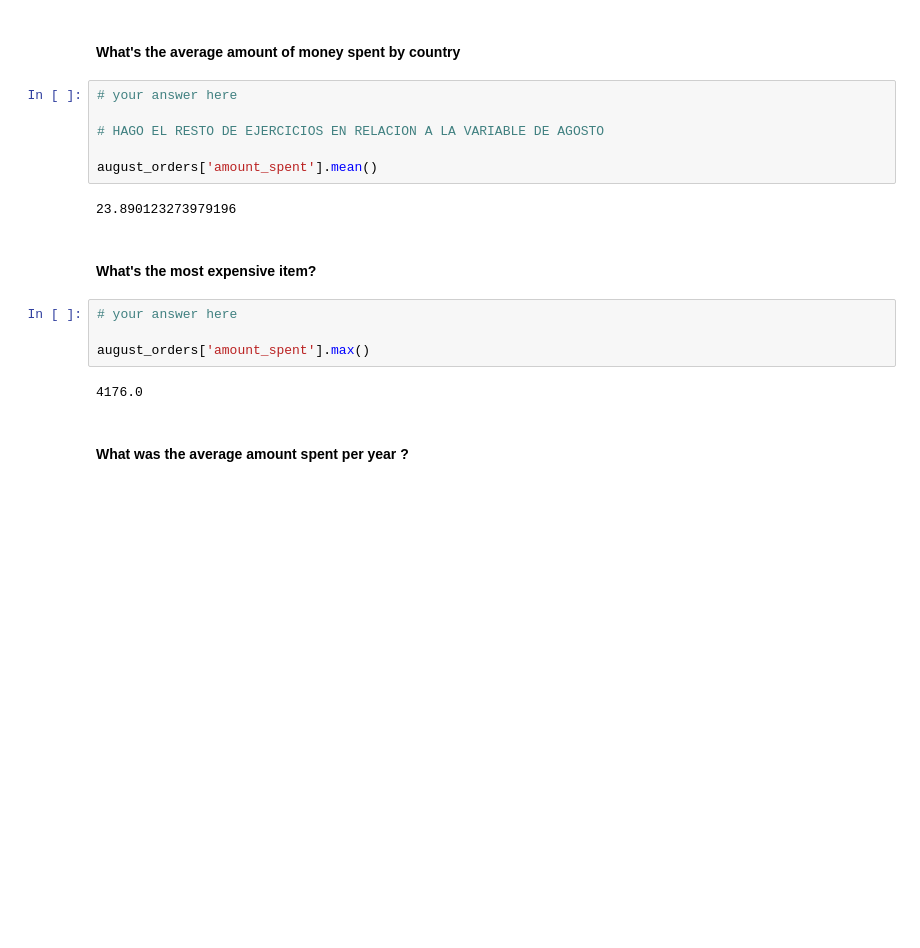
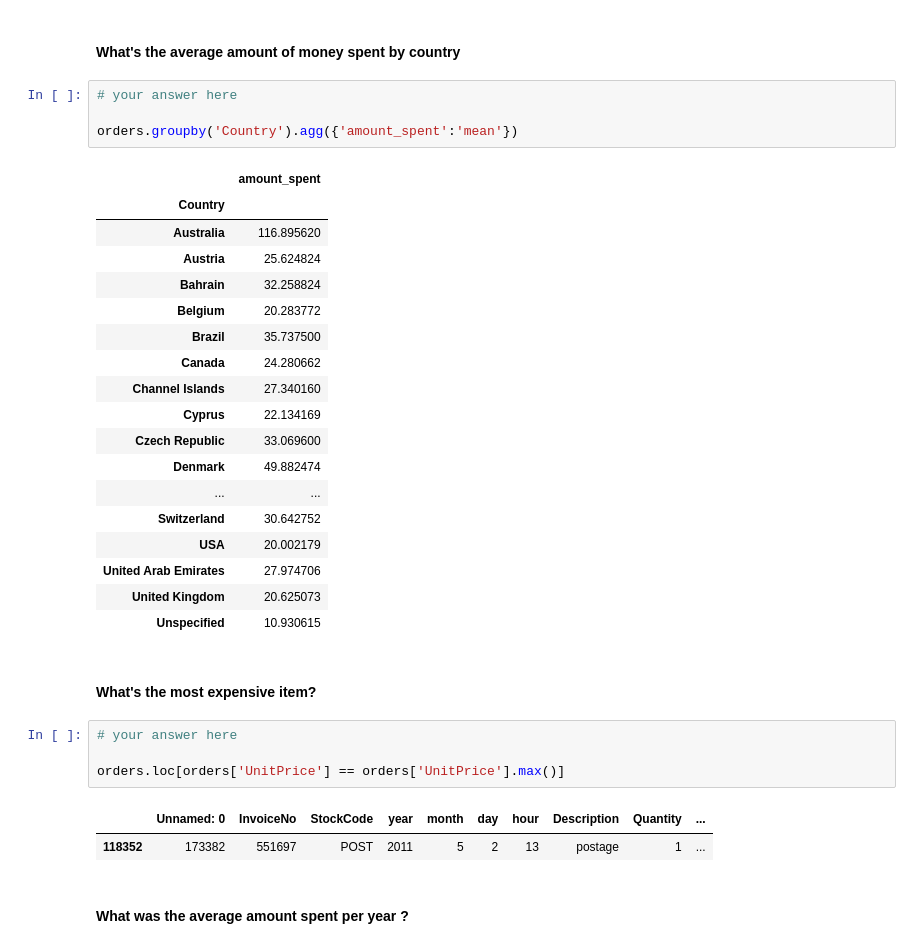
Before and after one commit to Ironhack-Data-Madrid-Octubre-2023/5.1-lab_subsetting_and_descriptive_stats, a Jupyter notebook: your-code/main.ipynb, the cells around one changed output. Saved outputs shown, nothing was run; the diff lists cells and outputs as text; blank space fills up the shorter version.

```diff
--- a/your-code/main.ipynb
+++ b/your-code/main.ipynb
@@ -608,22 +651,38 @@ Canada                 5
 Name: Country, dtype: int64
 # %% [markdown]
 #### What's the  average amount of money spent by country
-# %%
-# your answer here
-
-# HAGO EL RESTO DE EJERCICIOS EN RELACION A LA VARIABLE DE AGOSTO
-
-august_orders['amount_spent'].mean()
-# %% [output]
-23.890123273979196
+# %%
+# your answer here
+
+orders.groupby('Country').agg({'amount_spent':'mean'})
+# %% [output]
+|  | amount_spent |
+| Country |  |
+| Australia | 116.895620 |
+| Austria | 25.624824 |
+| Bahrain | 32.258824 |
+| Belgium | 20.283772 |
+| Brazil | 35.737500 |
+| Canada | 24.280662 |
+| Channel Islands | 27.340160 |
+| Cyprus | 22.134169 |
+| Czech Republic | 33.069600 |
+| Denmark | 49.882474 |
+| ... | ... |
+| Switzerland | 30.642752 |
+| USA | 20.002179 |
+| United Arab Emirates | 27.974706 |
+| United Kingdom | 20.625073 |
+| Unspecified | 10.930615 |
 # %% [markdown]
 #### What's the most expensive item?
 # %%
 # your answer here
 
-august_orders['amount_spent'].max()
+orders.loc[orders['UnitPrice'] == orders['UnitPrice'].max()]
 # %% [output]
-4176.0
+|  | Unnamed: 0 | InvoiceNo | StockCode | year | month | day | hour | Description | Quantity | ... |
+| 118352 | 173382 | 551697 | POST | 2011 | 5 | 2 | 13 | postage | 1 | ... |
 # %% [markdown]
 #### What was the average amount spent per year ?
 # %%
```
Also changed, not shown: parts of 12 cells of this notebook.
